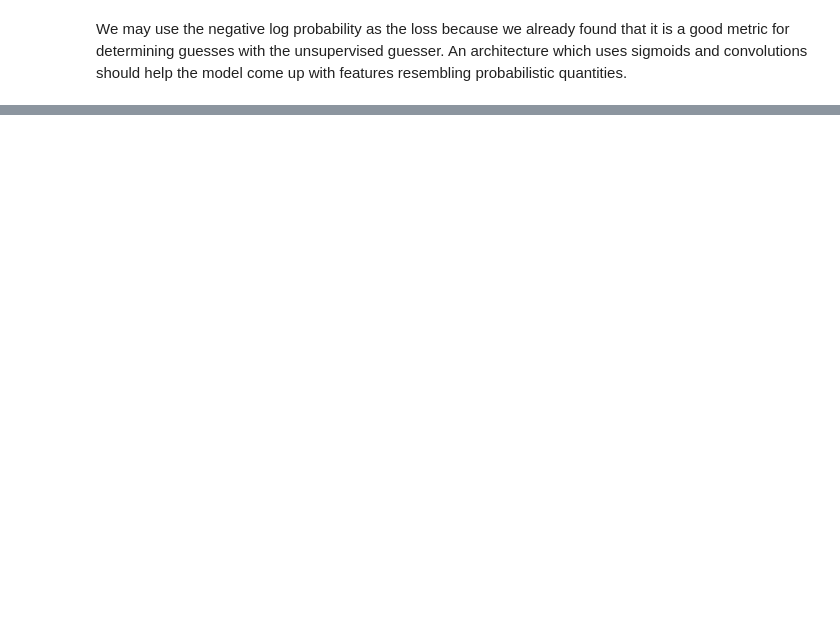
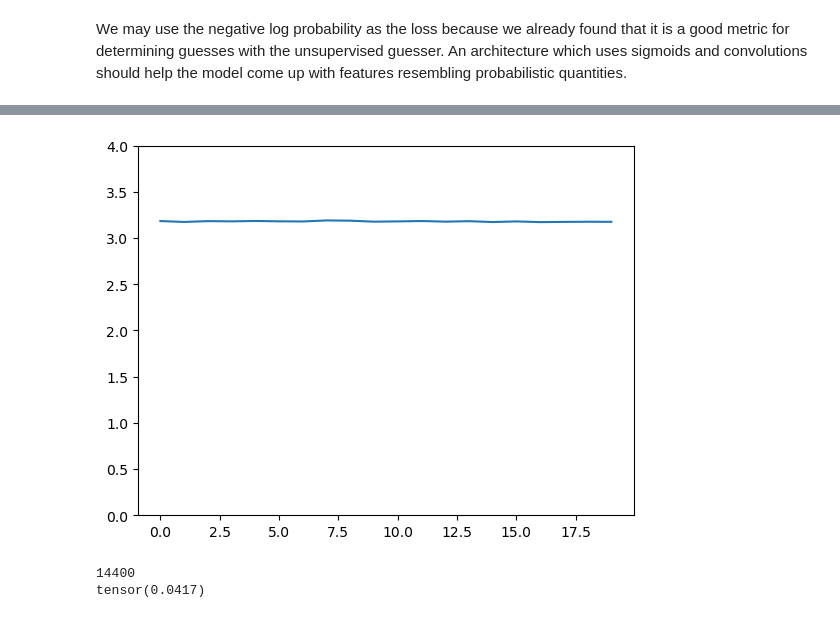
Before and after one commit to TheJDen/decrypto-ai-research, a Jupyter notebook: notebooks/word2vec/word2vec_supervised_guesser.ipynb, the cells around one changed output, grey strips where cells are left out. Drawn from its saved outputs; the diff is of its cells as text; code cells hidden in the pictures; blank space fills up the shorter version.

```diff
--- a/notebooks/word2vec/word2vec_supervised_guesser.ipynb
+++ b/notebooks/word2vec/word2vec_supervised_guesser.ipynb
@@ -56,2 +62,32 @@ training_data = [(features_to_tensor(train_features.iloc[i]), train_target.iloc[
 # %% [markdown]
 We may use the negative log probability as the loss because we already found that it is a good metric for determining guesses with the unsupervised guesser. An architecture which uses sigmoids and convolutions should help the model come up with features resembling probabilistic quantities.
+# %%
+import os
+
+torch.manual_seed(1337)
+train_dataloader = torch.utils.data.DataLoader(training_data, batch_size=128, shuffle=True)
+
+# instance, loss, optimizer
+device = 'cuda:0' if torch.cuda.is_available() else 'cpu'
+
+# maximizing log-likelihood is a decent metric for this classification - see unsupervised notebook for more
+loss_func = torch.nn.CrossEntropyLoss()
+
+def train_loop(classifier, num_epochs=20, seed=1337):
+    torch.manual_seed(seed)
+    optimizer  = torch.optim.Adam(classifier.parameters(), lr=1e-5)
+    for _ in range(num_epochs):
+        for (K, C), y in train_dataloader: # loop through batches
+            K, C = K.to(device), C.to(device)
+            yhat = classifier(K, C)
+            loss = loss_func(yhat, y)
+
+            # backpropagation
+            optimizer.zero_grad()
+            loss.backward()
+            optimizer.step()
+        yield loss.item()
+# %%
+# dict for storing training losses of each model
+import collections
+training_losses = collections.defaultdict(list)
@@ -57,0 +160,29 @@ We may use the negative log probability as the loss because we already found tha
+# %%
+import matplotlib.pyplot as plt
+import numpy as np
+
+xpoints = np.arange(len(training_losses["naive"]))
+ypoints = np.array(training_losses["naive"])
+
+ax = plt.gca()
+ax.set_ylim([0, 4])
+
+plt.plot(xpoints, ypoints)
+plt.show()
+# %% [output]
+[figure, added]
+# %%
+test_features, test_target = test_df.drop('code_index', axis=1), test_df['code_index']
+testing_data = [((features_to_tensor(test_features.iloc[i][:4]), features_to_tensor(test_features.iloc[i][4:])), test_target.iloc[i]) for i in range(len(test_features))]
+with torch.no_grad():
+    total = len(testing_data)
+    correct = 0
+    for (K, C), y in testing_data:
+        out = classifier(K.unsqueeze(0), C.unsqueeze(0))
+        guess = torch.argmax(torch.softmax(out, 0))
+        correct += guess == y
+print(len(testing_data))
+print(correct / total)
+# %% [output]
+14400
+tensor(0.0417)
```
Also changed, not shown: parts of 23 cells of this notebook.
